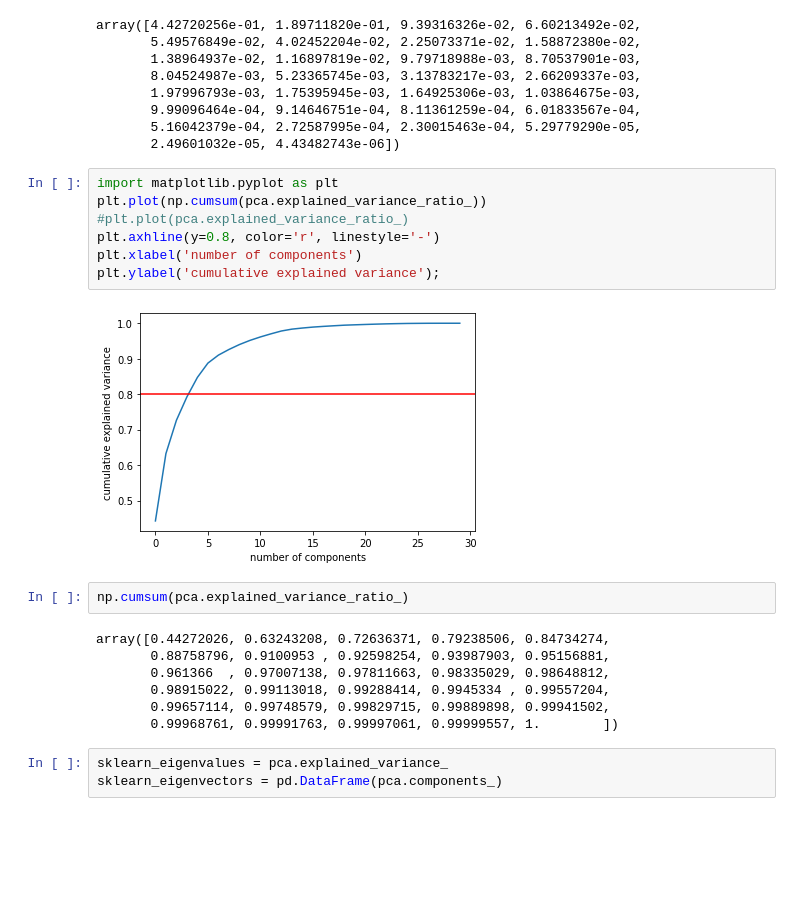
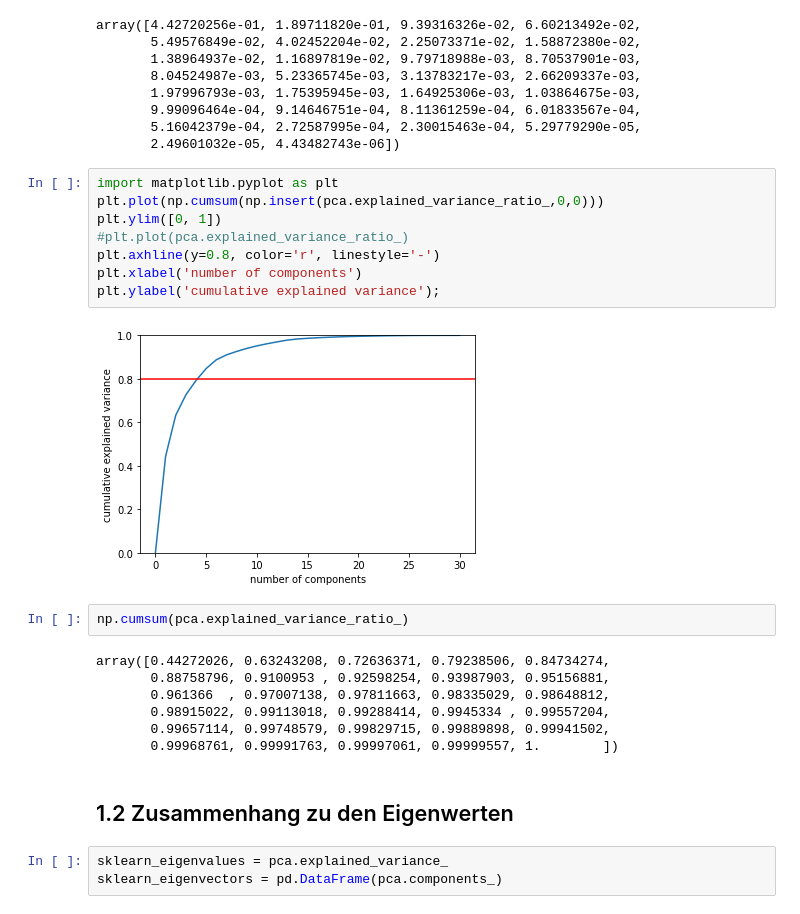
Before and after one commit to Julian96/pca_workshop, a Jupyter notebook: 2_praxis/pca_workshop.ipynb, the cells around one changed output. Saved outputs shown, nothing was run; the diff lists cells and outputs as text; blank space fills up the shorter version.

```diff
--- a/2_praxis/pca_workshop.ipynb
+++ b/2_praxis/pca_workshop.ipynb
@@ -46,13 +50,14 @@ array([4.42720256e-01, 1.89711820e-01, 9.39316326e-02, 6.60213492e-02,
        2.49601032e-05, 4.43482743e-06])
 # %%
 import matplotlib.pyplot as plt
-plt.plot(np.cumsum(pca.explained_variance_ratio_))
+plt.plot(np.cumsum(np.insert(pca.explained_variance_ratio_,0,0)))
+plt.ylim([0, 1])
 #plt.plot(pca.explained_variance_ratio_)
 plt.axhline(y=0.8, color='r', linestyle='-')
 plt.xlabel('number of components')
 plt.ylabel('cumulative explained variance');
 # %% [output]
-[figure, old version]
+[figure, new version]
 # %%
 np.cumsum(pca.explained_variance_ratio_)
 # %% [output]
@@ -62,6 +67,8 @@ array([0.44272026, 0.63243208, 0.72636371, 0.79238506, 0.84734274,
        0.98915022, 0.99113018, 0.99288414, 0.9945334 , 0.99557204,
        0.99657114, 0.99748579, 0.99829715, 0.99889898, 0.99941502,
        0.99968761, 0.99991763, 0.99997061, 0.99999557, 1.        ])
+# %% [markdown]
+## 1.2 Zusammenhang zu den Eigenwerten
 # %%
 sklearn_eigenvalues = pca.explained_variance_
 sklearn_eigenvectors = pd.DataFrame(pca.components_)
```
Also changed, not shown: parts of 5 cells of this notebook, 6 other files.
